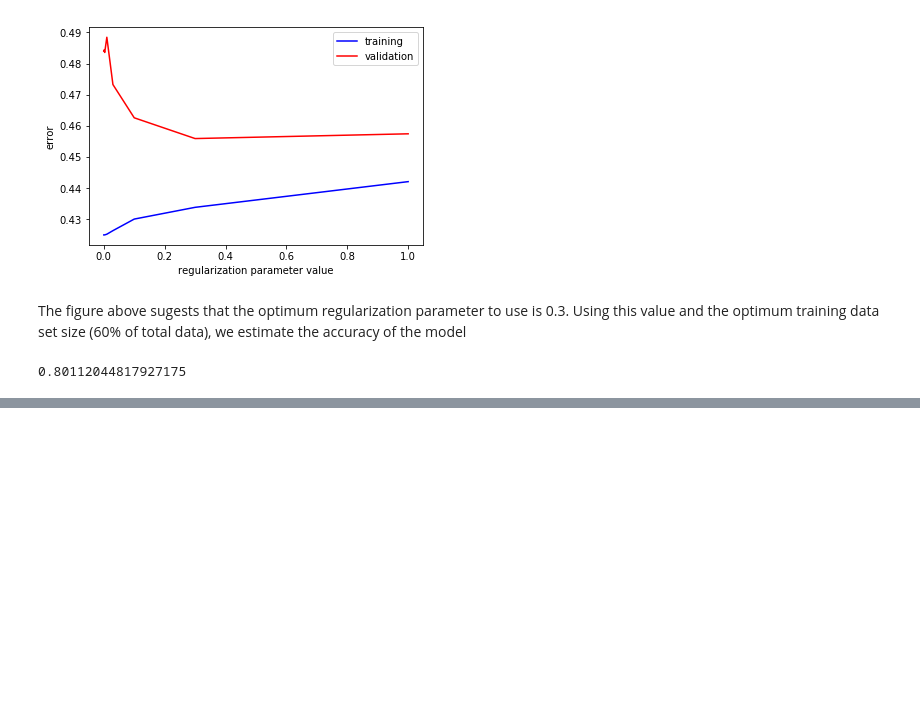
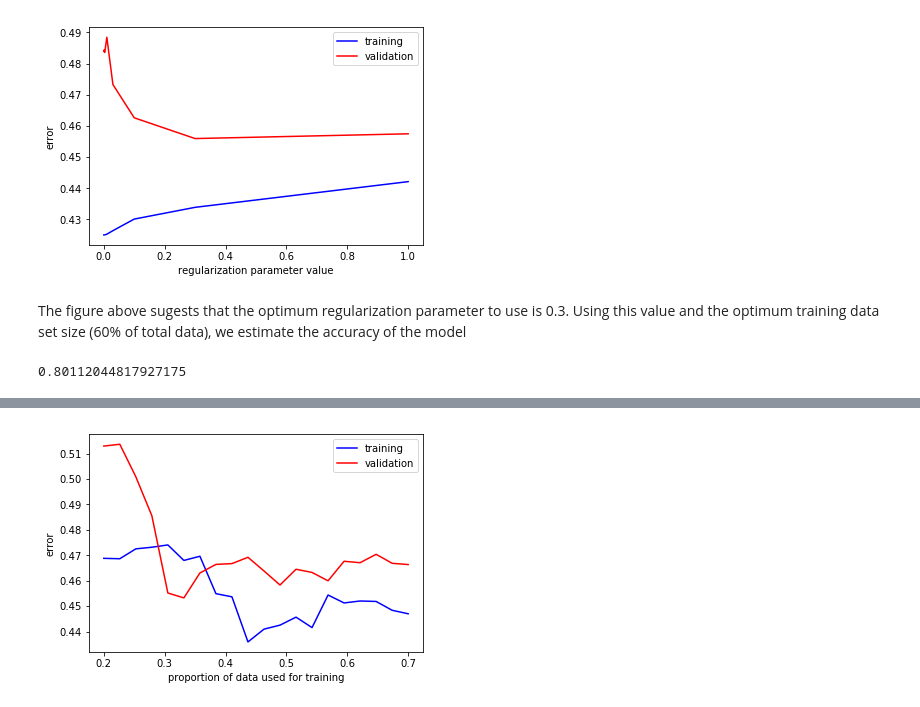
Before and after one commit to badGarnet/titanic_survive, a Jupyter notebook: LG notes.ipynb, the cells around one changed output, grey strips where cells are left out. Cells and saved outputs as stored; diff of their text form; code cells hidden in the pictures; blank space fills up the shorter version.

```diff
--- a/LG notes.ipynb
+++ b/LG notes.ipynb
@@ -244,0 +259,27 @@ The model is only 80% accurate, a bit less than the model with Age information.
+# %%
+features = ['Survived', 'Pclass', 'Sex', 'SibSp', 'Fare', 'Embarked']
+# %%
+tp = np.linspace(0.2, 0.7, 20)
+trainerror = np.zeros(shape = (tp.size, 1))
+vaderror = np.zeros(shape = (tp.size, 1))
+for i in range(0, tp.size):
+    datain = titan.readdata('train.csv', tp[i], 0.7, features)
+    X = np.array(datain['train'].ix[:,1:])
+    y = np.array(datain['train'].ix[:,0])
+    Xvad = np.array(datain['validation'].ix[:,1:])
+    yvad = np.array(datain['validation'].ix[:,0])
+    Xq = titan.normdata(titan.xquad(X))
+    Xvadq = titan.normdata(titan.xquad(Xvad))
+    nfeature = Xq.shape[1]
+    theta0 = np.zeros(shape = (nfeature, 1))
+    regpara = 1.0
+    theta = scop.fmin_l_bfgs_b(titan.lfCost, theta0, titan.lfGradient, (Xq, y, regpara))[0]
+    trainerror[i] = titan.lfCost(theta, Xq, y, 0.0)
+    vaderror[i] = titan.lfCost(theta, Xvadq, yvad, 0.0)
+plt.plot(tp, trainerror, '-b', tp, vaderror,'-r')
+plt.xlabel('proportion of data used for training')
+plt.ylabel('error')
+plt.legend(['training','validation'])
+plt.show()
+# %% [output]
+[figure, added]
```
Also changed, not shown: parts of 8 cells of this notebook.
